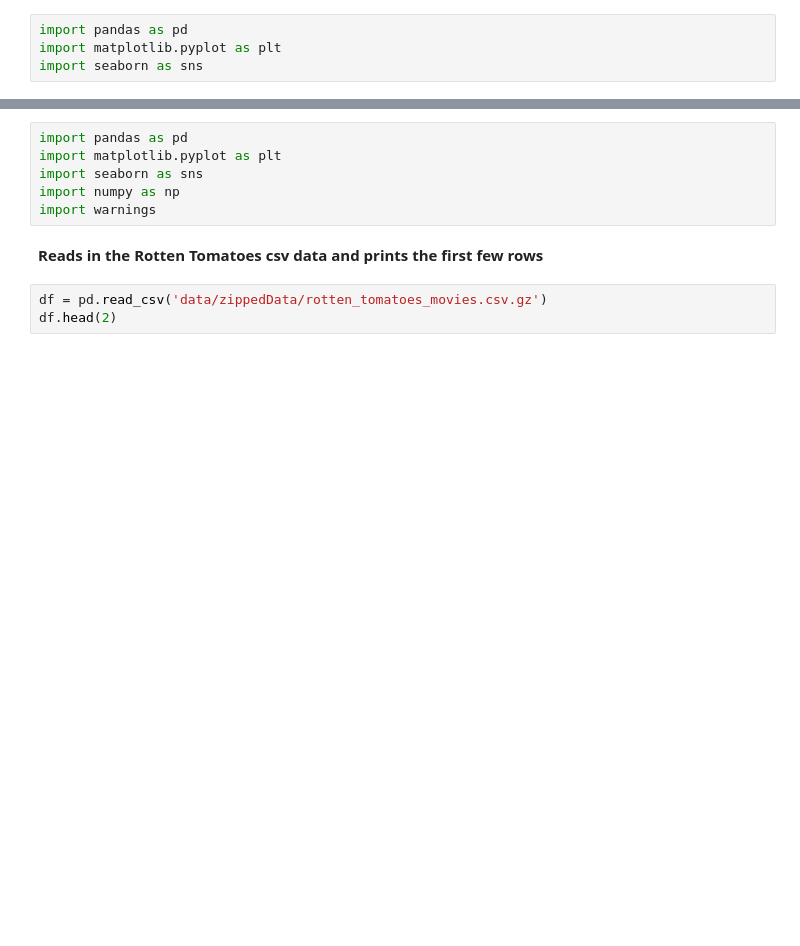
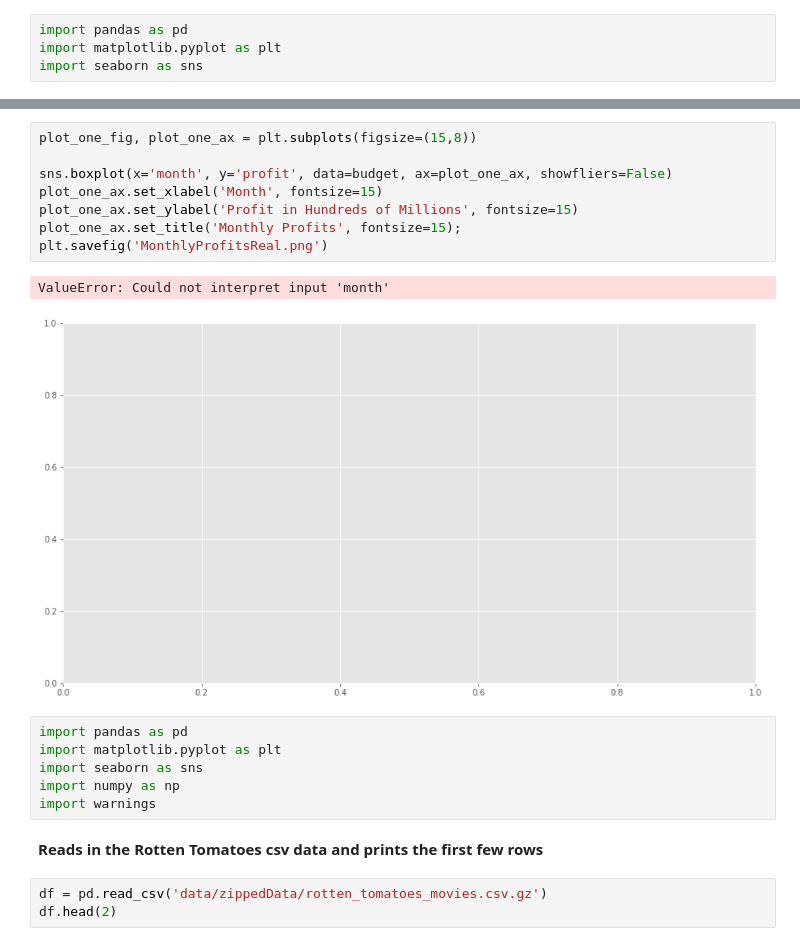
Before and after one commit to richesinrr0/microsoft_movie_analysis, a Jupyter notebook: final_notebook.ipynb, the cells around one changed output, grey strips where cells are left out. Drawn from its saved outputs; the diff is of its cells as text; blank space fills up the shorter version.

```diff
--- a/final_notebook.ipynb
+++ b/final_notebook.ipynb
@@ -52,3 +162,14 @@ plot_five_ax.set_title('Seasonal profit', fontsize = 15)
+# %%
+plot_one_fig, plot_one_ax = plt.subplots(figsize=(15,8))
+
+sns.boxplot(x='month', y='profit', data=budget, ax=plot_one_ax, showfliers=False)
+plot_one_ax.set_xlabel('Month', fontsize=15)
+plot_one_ax.set_ylabel('Profit in Hundreds of Millions', fontsize=15)
+plot_one_ax.set_title('Monthly Profits', fontsize=15);
+plt.savefig('MonthlyProfitsReal.png')
+# %% [output]
+ValueError: Could not interpret input 'month'
+[figure, added]
 # %%
 import pandas as pd
 import matplotlib.pyplot as plt
```
Also changed, not shown: parts of 51 cells of this notebook, 2 other files.
